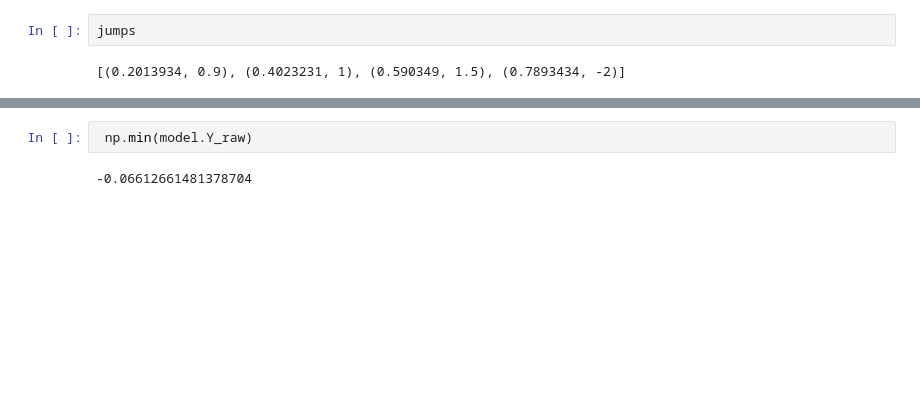
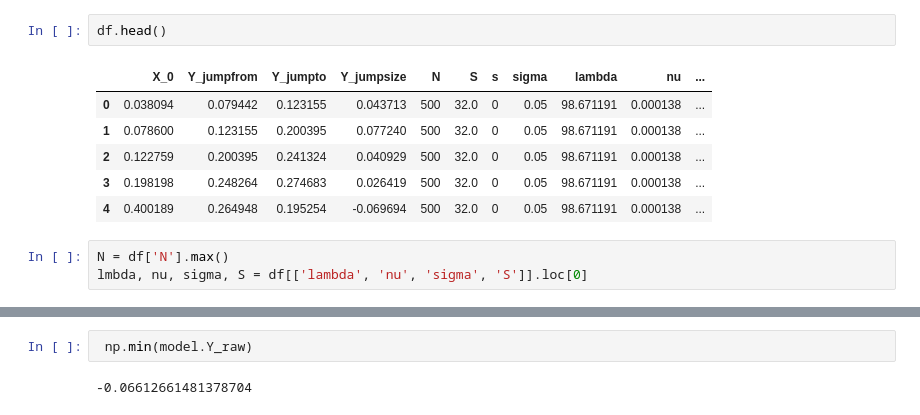
Before and after one commit to Davidvandijcke/fdr, a Jupyter notebook: src/analysis/simulations_1d.ipynb, the cells around one changed output, grey strips where cells are left out. Saved outputs shown, nothing was run; the diff lists cells and outputs as text; blank space fills up the shorter version.

```diff
--- a/src/analysis/simulations_1d.ipynb
+++ b/src/analysis/simulations_1d.ipynb
@@ -94,4 +74,12 @@ print(jumps_scaled / sd)
-# %%
-jumps
-# %% [output]
-[(0.2013934, 0.9), (0.4023231, 1), (0.590349, 1.5), (0.7893434, -2)]
+# %%
+df.head()
+# %% [output]
+|  | X_0 | Y_jumpfrom | Y_jumpto | Y_jumpsize | N | S | s | sigma | lambda | nu | ... |
+| 0 | 0.038094 | 0.079442 | 0.123155 | 0.043713 | 500 | 32.0 | 0 | 0.05 | 98.671191 | 0.000138 | ... |
+| 1 | 0.078600 | 0.123155 | 0.200395 | 0.077240 | 500 | 32.0 | 0 | 0.05 | 98.671191 | 0.000138 | ... |
+| 2 | 0.122759 | 0.200395 | 0.241324 | 0.040929 | 500 | 32.0 | 0 | 0.05 | 98.671191 | 0.000138 | ... |
+| 3 | 0.198198 | 0.248264 | 0.274683 | 0.026419 | 500 | 32.0 | 0 | 0.05 | 98.671191 | 0.000138 | ... |
+| 4 | 0.400189 | 0.264948 | 0.195254 | -0.069694 | 500 | 32.0 | 0 | 0.05 | 98.671191 | 0.000138 | ... |
+# %%
+N = df['N'].max()
+lmbda, nu, sigma, S = df[['lambda', 'nu', 'sigma', 'S']].loc[0]
```
Also changed, not shown: parts of 47 cells of this notebook, 3 other files.
